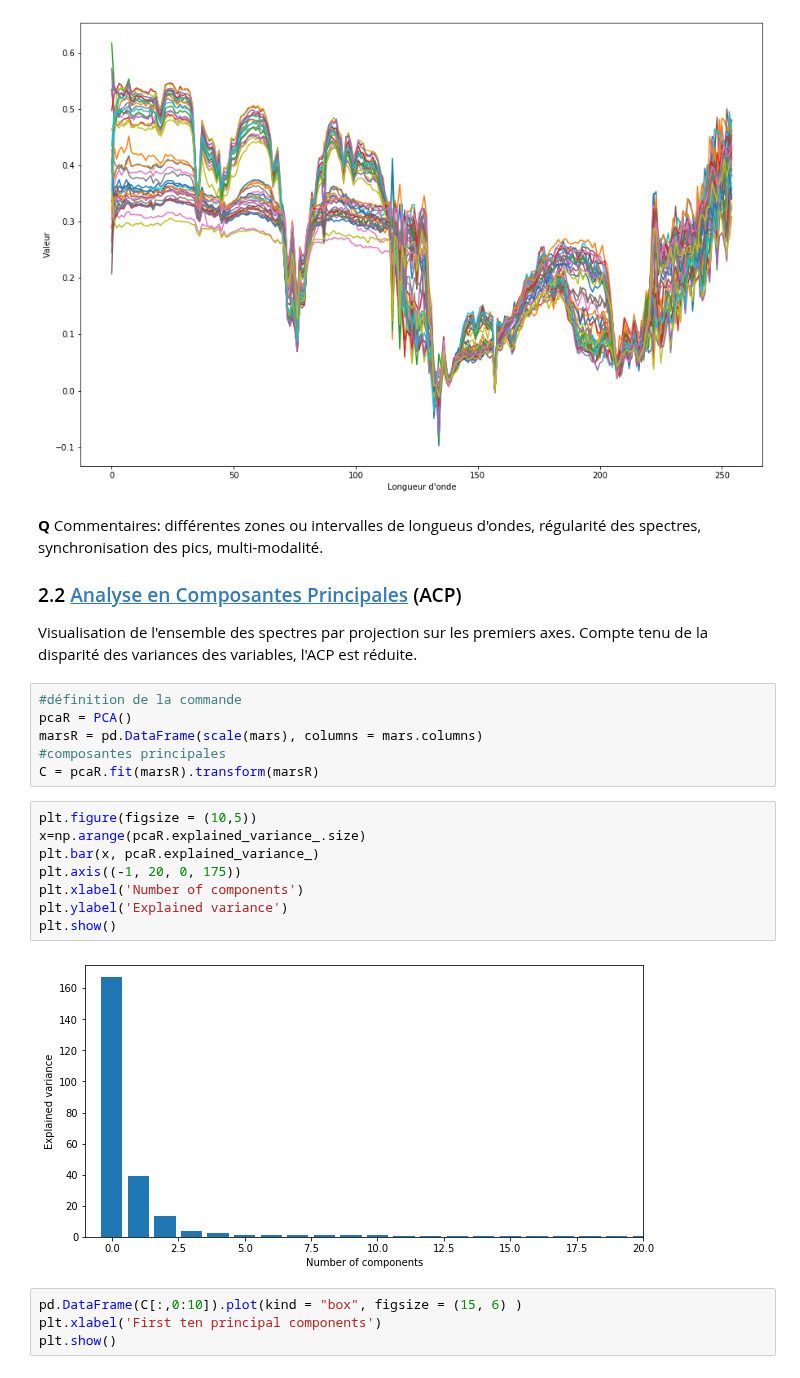
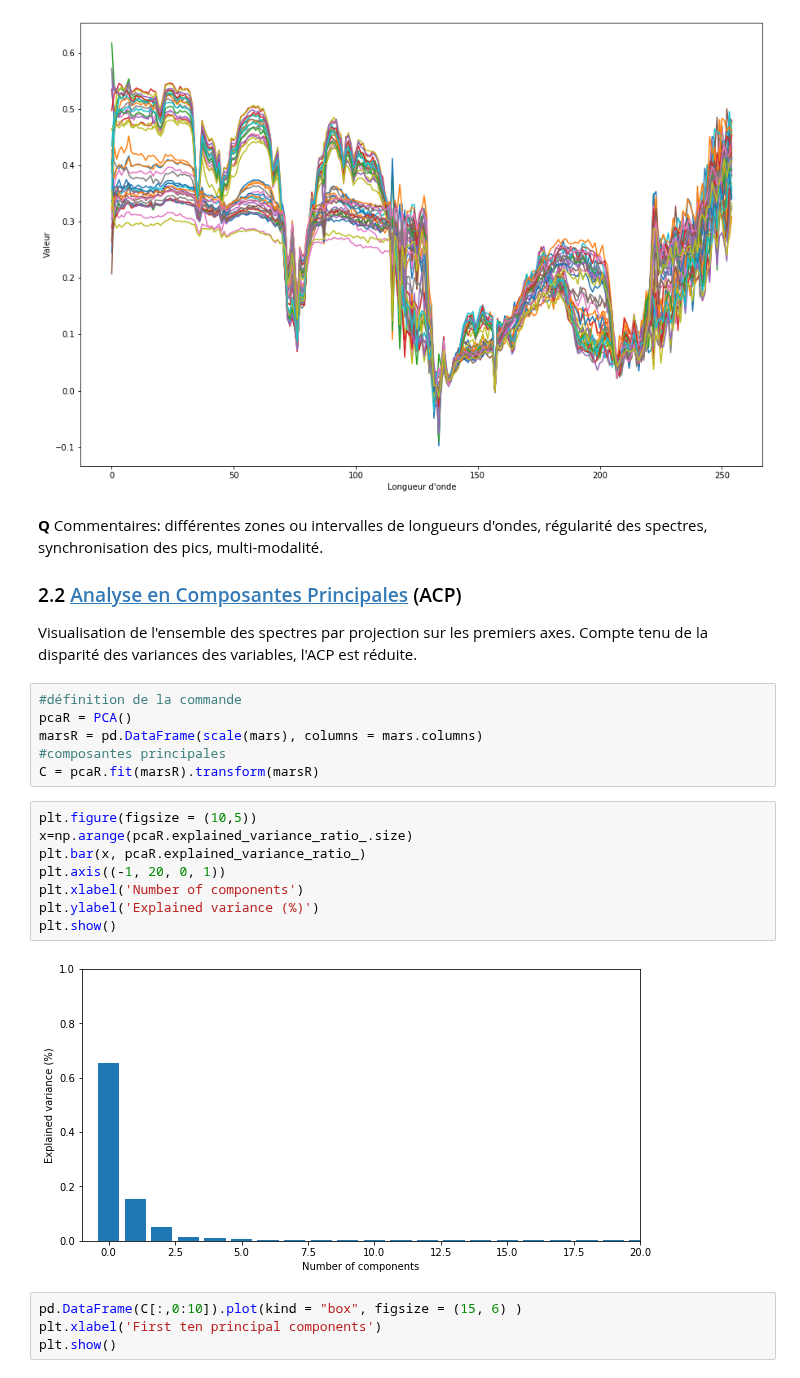
Before and after one commit to wikistat/Exploration, a Jupyter notebook: Mars/ML-Tutorial-Mars.ipynb, the cells around one changed output. Saved outputs shown, nothing was run; the diff lists cells and outputs as text.

```diff
--- a/Mars/ML-Tutorial-Mars.ipynb
+++ b/Mars/ML-Tutorial-Mars.ipynb
@@ -120,7 +120,7 @@ plt.show()
 # %% [output]
 [figure]
 # %% [markdown]
-**Q** Commentaires: différentes zones ou intervalles de longueus d'ondes, régularité des spectres, synchronisation des pics, multi-modalité.
+**Q** Commentaires: différentes zones ou intervalles de longueurs d'ondes, régularité des spectres, synchronisation des pics, multi-modalité.
 
 ### 2.2 [Analyse en Composantes Principales](http://wikistat.fr/pdf/st-m-explo-acp.pdf) (ACP)
 
@@ -133,14 +133,14 @@ marsR = pd.DataFrame(scale(mars), columns = mars.columns)
 C = pcaR.fit(marsR).transform(marsR)
 # %%
 plt.figure(figsize = (10,5))
-x=np.arange(pcaR.explained_variance_.size)
-plt.bar(x, pcaR.explained_variance_)
-plt.axis((-1, 20, 0, 175))
+x=np.arange(pcaR.explained_variance_ratio_.size)
+plt.bar(x, pcaR.explained_variance_ratio_)
+plt.axis((-1, 20, 0, 1))
 plt.xlabel('Number of components')
-plt.ylabel('Explained variance')
+plt.ylabel('Explained variance (%)')
 plt.show()
 # %% [output]
-[figure, old version]
+[figure, new version]
 # %%
 pd.DataFrame(C[:,0:10]).plot(kind = "box", figsize = (15, 6) )
 plt.xlabel('First ten principal components')
```
Also changed, not shown: parts of 19 cells of this notebook.
